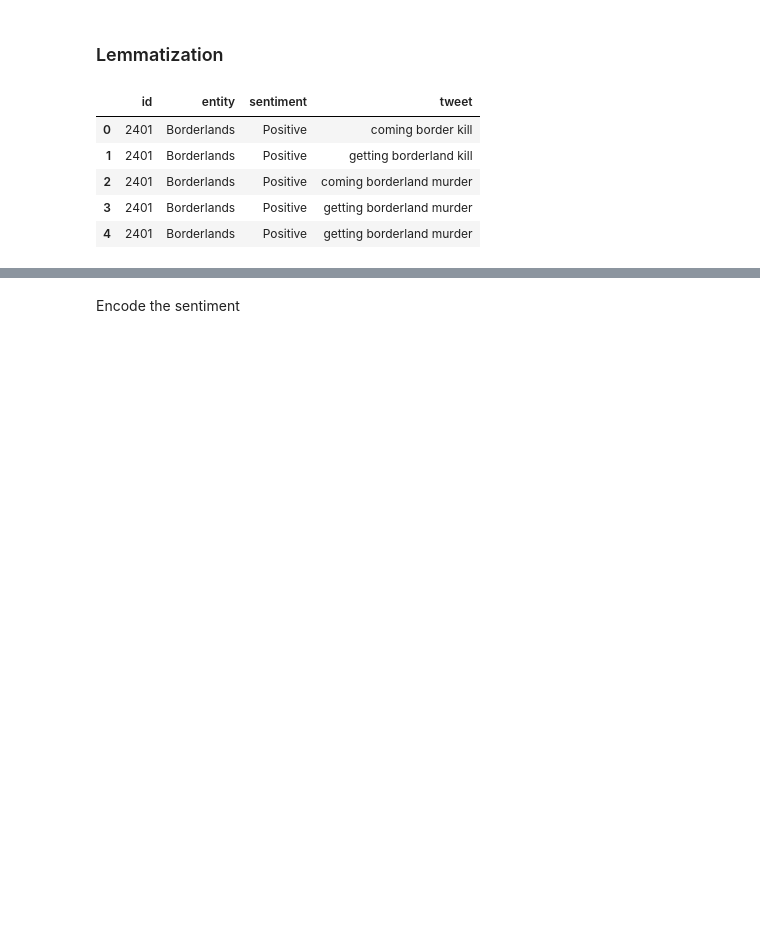
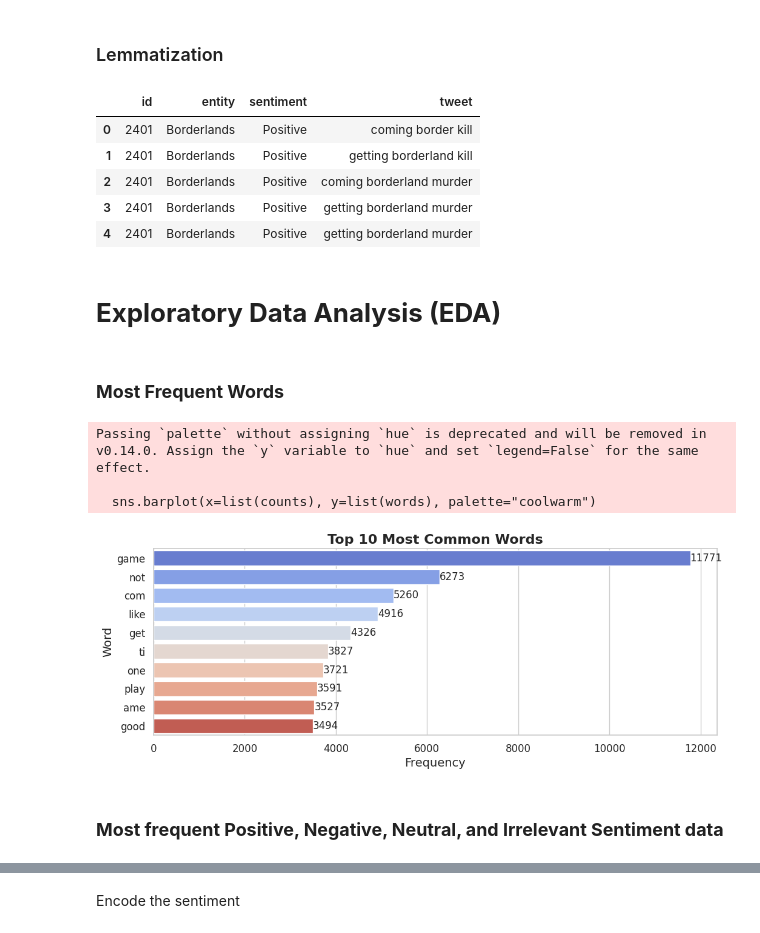
Before and after one commit to D9theCoder/NLP-Project-Tweet-Sentiment-Analysis, a Jupyter notebook: nlp-final-project.ipynb, the cells around one changed output, grey strips where cells are left out. Drawn from its saved outputs; the diff is of its cells as text; code cells hidden in the pictures; blank space fills up the shorter version.

Commit message:
Added EDA and added input tweet handling

```diff
--- a/nlp-final-project.ipynb
+++ b/nlp-final-project.ipynb
@@ -213,3 +226,39 @@ df.head(5)
 | 2 | 2401 | Borderlands | Positive | coming borderland murder |
 | 3 | 2401 | Borderlands | Positive | getting borderland murder |
 | 4 | 2401 | Borderlands | Positive | getting borderland murder |
+# %% [markdown]
+# **Exploratory Data Analysis (EDA)**
+# %% [markdown]
+### **Most Frequent Words**
+# %%
+text = " ".join(df["tweet"])
+tokens = text.split()
+
+# Count the frequency of each word
+word_counts = Counter(tokens)
+
+# Get the top 10 most common words
+top_words = word_counts.most_common(10)
+
+# Separate the words and their counts
+words = [word for word, count in top_words]
+counts = [count for word, count in top_words]
+
+plt.figure(figsize=(12, 4))
+sns.barplot(x=list(counts), y=list(words), palette="coolwarm")
+plt.title("Top 10 Most Common Words", fontsize=16, fontweight='bold')
+# Show the frequency in the bar
+for i, count in enumerate(counts):
+    plt.text(count, i, count, ha='left', va='center', fontsize=12)
+plt.xlabel("Frequency", fontsize=14)
+plt.ylabel("Word", fontsize=14)
+plt.xticks(fontsize=12)
+plt.yticks(fontsize=12)
+plt.show()
+# %% [output]
+Passing `palette` without assigning `hue` is deprecated and will be removed in v0.14.0. Assign the `y` variable to `hue` and set `legend=False` for the same effect.
+
+  sns.barplot(x=list(counts), y=list(words), palette="coolwarm")
+[figure, added]
+# %% [markdown]
+### **Most frequent Positive, Negative, Neutral, and Irrelevant Sentiment data**
```
Also changed, not shown: parts of 10 cells of this notebook, 3 other files.
